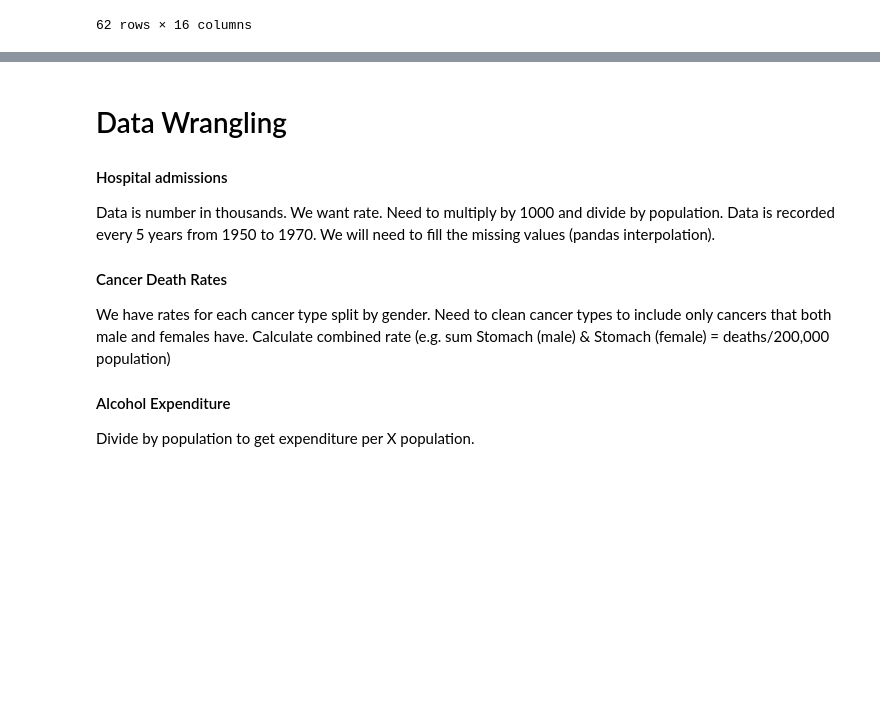
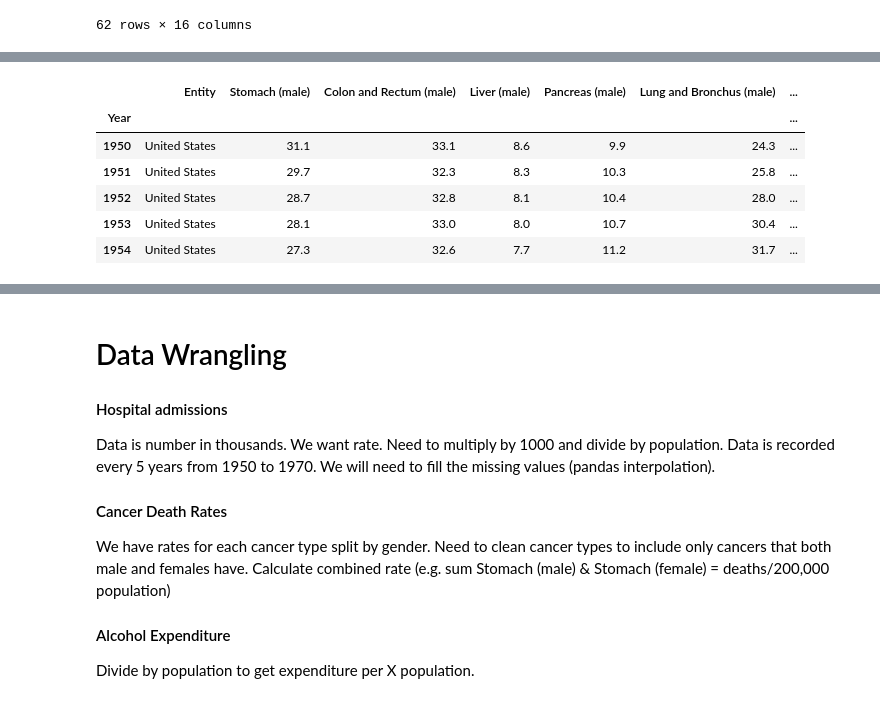
Before and after one commit to gvnsp/618, a Jupyter notebook: emanwong_618_proj.ipynb, the cells around one changed output, grey strips where cells are left out. Drawn from its saved outputs; the diff is of its cells as text; code cells hidden in the pictures; blank space fills up the shorter version.

```diff
--- a/emanwong_618_proj.ipynb
+++ b/emanwong_618_proj.ipynb
@@ -158,0 +194,10 @@ air_pollution
+# %%
+cancer_death.head()
+# %% [output]
+|  | Entity | Stomach (male) | Colon and Rectum (male) | Liver (male) | Pancreas (male) | Lung and Bronchus (male) | ... |
+| Year |  |  |  |  |  |  | ... |
+| 1950 | United States | 31.1 | 33.1 | 8.6 | 9.9 | 24.3 | ... |
+| 1951 | United States | 29.7 | 32.3 | 8.3 | 10.3 | 25.8 | ... |
+| 1952 | United States | 28.7 | 32.8 | 8.1 | 10.4 | 28.0 | ... |
+| 1953 | United States | 28.1 | 33.0 | 8.0 | 10.7 | 30.4 | ... |
+| 1954 | United States | 27.3 | 32.6 | 7.7 | 11.2 | 31.7 | ... |
```
Also changed, not shown: parts of 12 cells of this notebook.
